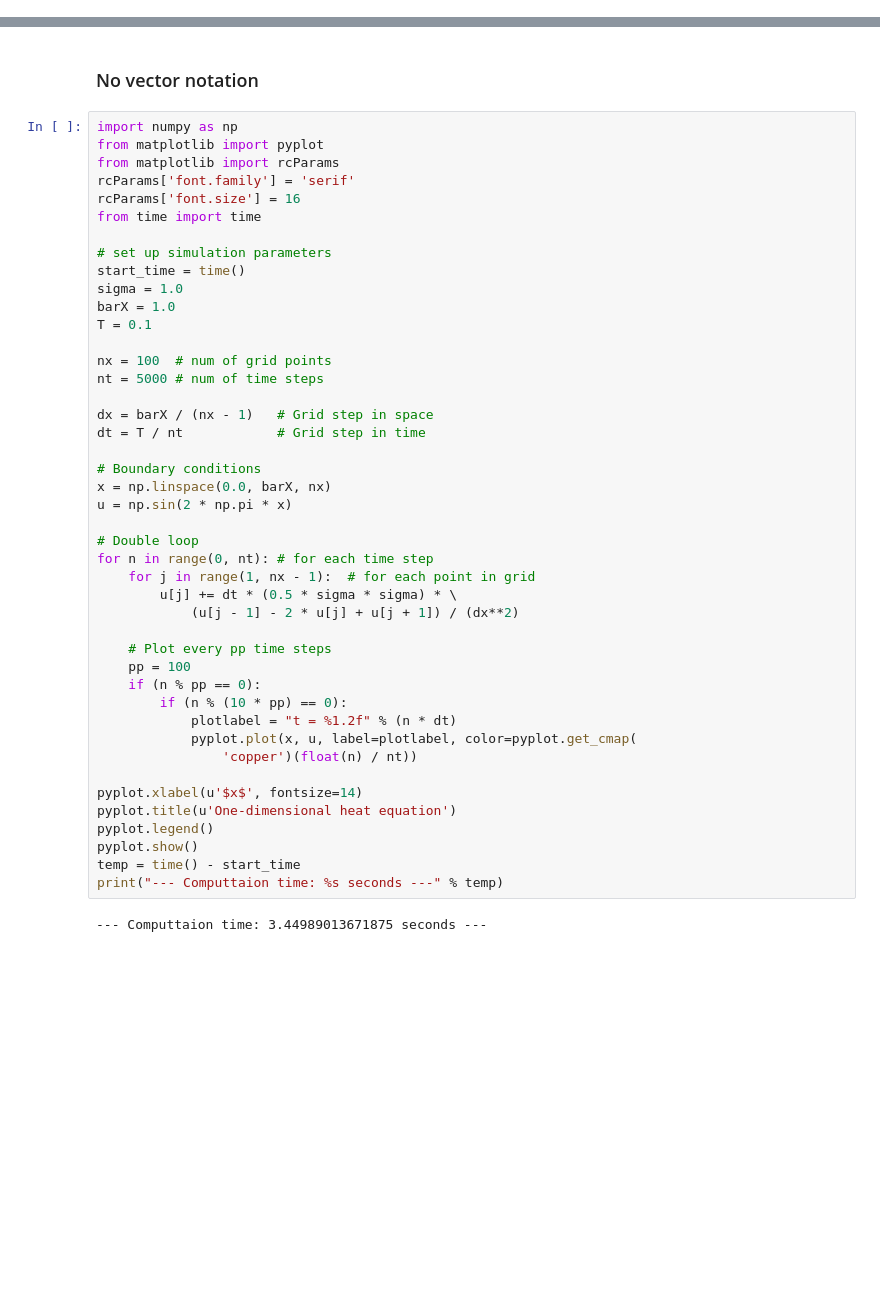
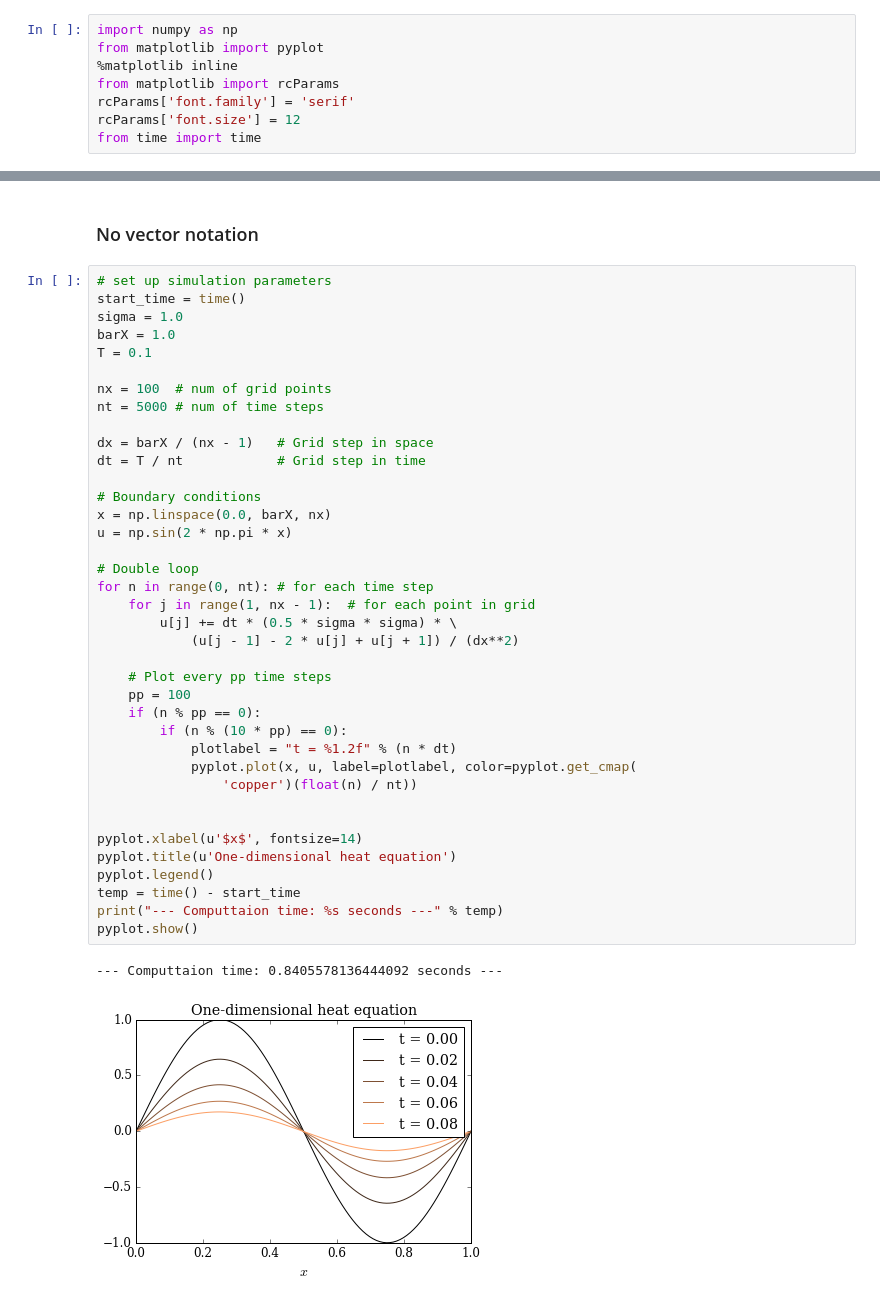
Before and after one commit to gavinconran/numerical-finance, a Jupyter notebook: 03_Discretisation/Heat_FDExplicit/IPythonHeatFD.ipynb, the cells around one changed output, grey strips where cells are left out. Drawn from its saved outputs; the diff is of its cells as text; blank space fills up the shorter version.

```diff
--- a/03_Discretisation/Heat_FDExplicit/IPythonHeatFD.ipynb
+++ b/03_Discretisation/Heat_FDExplicit/IPythonHeatFD.ipynb
@@ -11,15 +13,16 @@ We apply a finite difference scheme, explicit in time and with central differenc
+# %%
+import numpy as np
+from matplotlib import pyplot
+%matplotlib inline
+from matplotlib import rcParams
+rcParams['font.family'] = 'serif'
+rcParams['font.size'] = 12
+from time import time
 # %% [markdown]
 ## Explicit Scheme in time
 # %% [markdown]
 ### No vector notation
 # %%
-import numpy as np
-from matplotlib import pyplot
-from matplotlib import rcParams
-rcParams['font.family'] = 'serif'
-rcParams['font.size'] = 16
-from time import time
-
 # set up simulation parameters
 start_time = time()
 sigma = 1.0
@@ -29,32 +32,34 @@ T = 0.1
 nx = 100  # num of grid points
 nt = 5000 # num of time steps
 
 dx = barX / (nx - 1)   # Grid step in space
 dt = T / nt            # Grid step in time
 
 # Boundary conditions
 x = np.linspace(0.0, barX, nx)
 u = np.sin(2 * np.pi * x)
 
 # Double loop
 for n in range(0, nt): # for each time step
     for j in range(1, nx - 1):  # for each point in grid
         u[j] += dt * (0.5 * sigma * sigma) * \
             (u[j - 1] - 2 * u[j] + u[j + 1]) / (dx**2)
 
     # Plot every pp time steps
     pp = 100
     if (n % pp == 0):
         if (n % (10 * pp) == 0):
             plotlabel = "t = %1.2f" % (n * dt)
             pyplot.plot(x, u, label=plotlabel, color=pyplot.get_cmap(
                 'copper')(float(n) / nt))
 
+
 pyplot.xlabel(u'$x$', fontsize=14)
 pyplot.title(u'One-dimensional heat equation')
 pyplot.legend()
-pyplot.show()
 temp = time() - start_time
 print("--- Computtaion time: %s seconds ---" % temp)
+pyplot.show()
 # %% [output]
---- Computtaion time: 3.44989013671875 seconds ---
+--- Computtaion time: 0.8405578136444092 seconds ---
+[figure, added]
```
Also changed, not shown: parts of 3 cells of this notebook.
